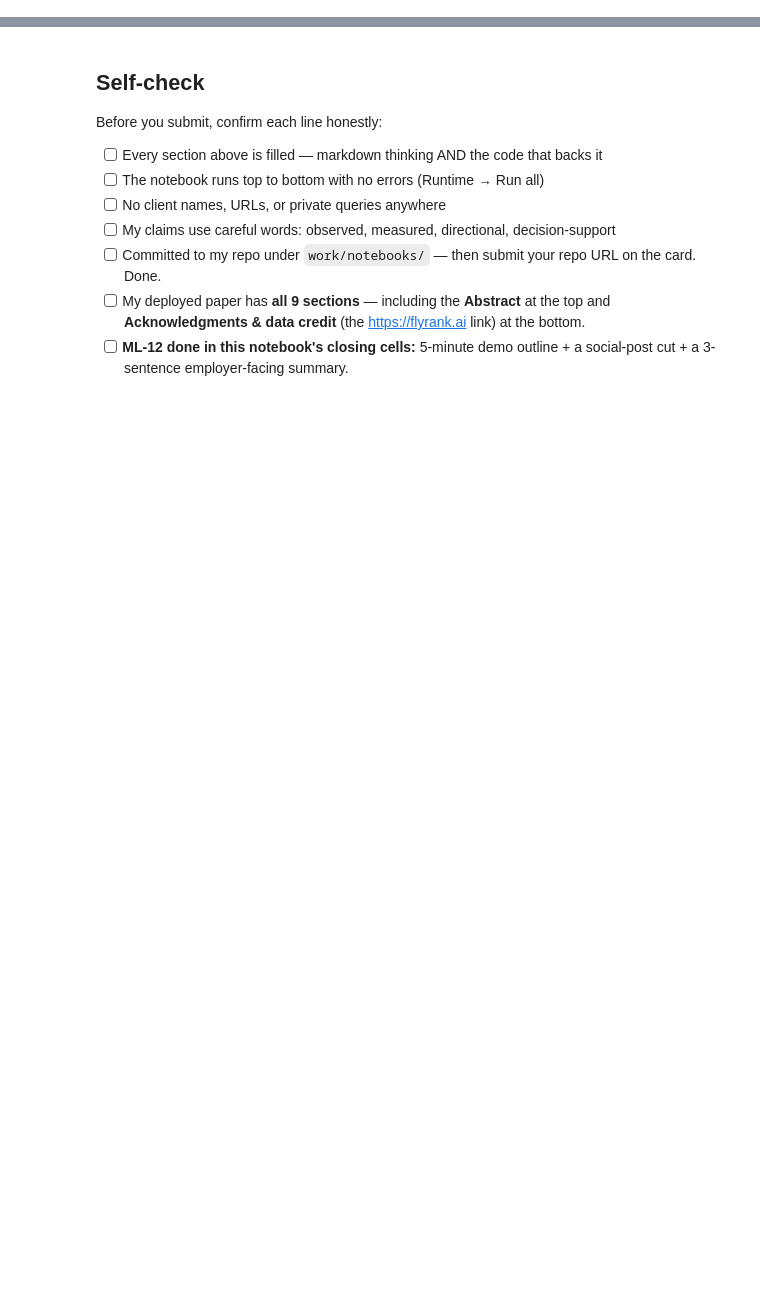
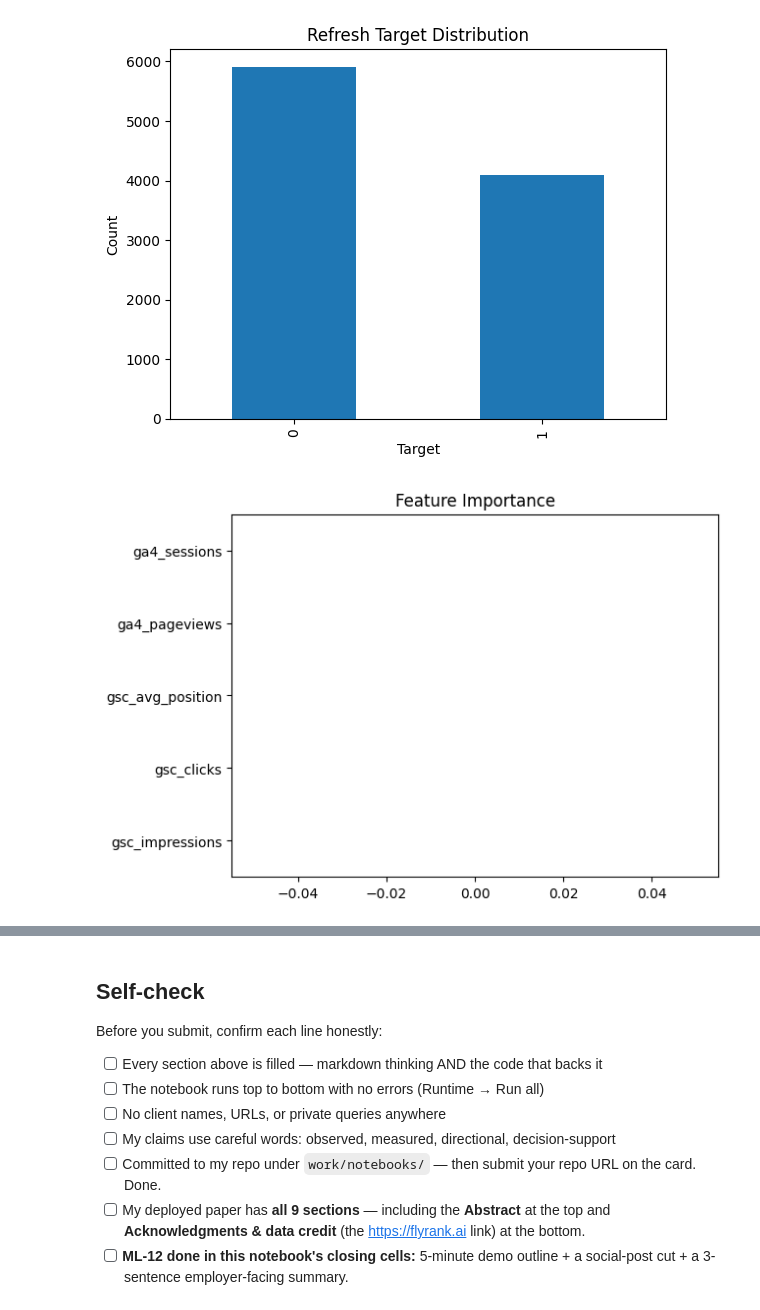
Before and after one commit to atif929/flyrank-ml-starter, a Jupyter notebook: work/notebooks/capstone.ipynb, the cells around one changed output, grey strips where cells are left out. Drawn from its saved outputs; the diff is of its cells as text; code cells hidden in the pictures; blank space fills up the shorter version.

```diff
--- a/work/notebooks/capstone.ipynb
+++ b/work/notebooks/capstone.ipynb
@@ -36,0 +317,22 @@ This skeleton is yours to fill. Work the sections **in order** — each one has
+# %%
+import matplotlib.pyplot as plt
+
+# Target distribution
+model_df["refresh_target"].value_counts().plot(kind="bar")
+plt.title("Refresh Target Distribution")
+plt.xlabel("Target")
+plt.ylabel("Count")
+plt.show()
+
+# Feature importance
+importance = pd.Series(
+    model.feature_importances_,
+    index=X.columns
+).sort_values()
+
+importance.plot(kind="barh")
+plt.title("Feature Importance")
+plt.show()
+# %% [output]
+[figure, added]
+[figure, added]
```
Also changed, not shown: parts of 24 cells of this notebook.
